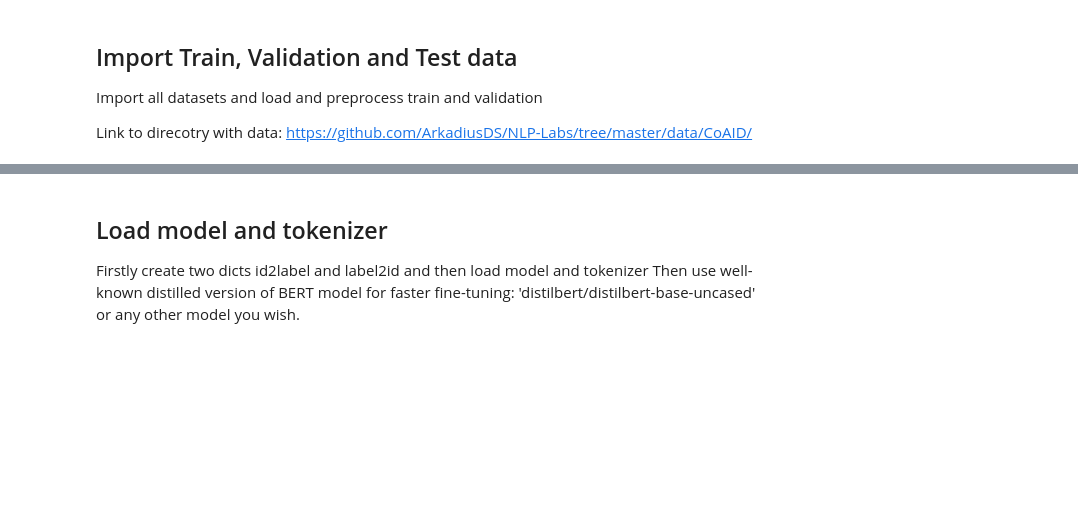
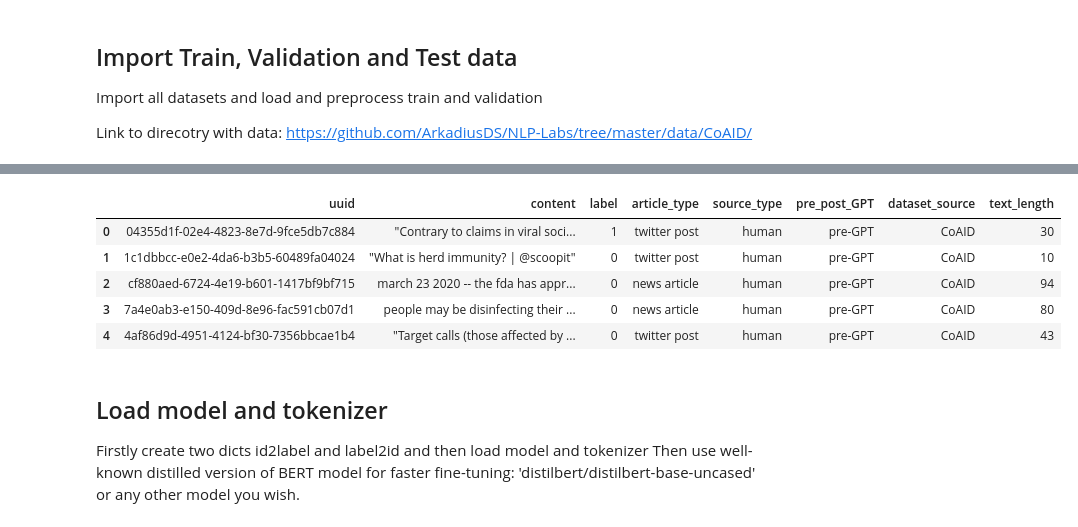
Before and after one commit to Fcera10/Lab04, a Jupyter notebook: assignment.ipynb, the cells around one changed output, grey strips where cells are left out. Drawn from its saved outputs; the diff is of its cells as text; code cells hidden in the pictures; blank space fills up the shorter version.

```diff
--- a/assignment.ipynb
+++ b/assignment.ipynb
@@ -117,3 +148,21 @@ Link to direcotry with data: https://github.com/ArkadiusDS/NLP-Labs/tree/master/
+# %%
+# Load and preprocess the datasets using the custom function 'load_and_process_data'
+# This function will load the CSV data files, process the labels, and return the data in a usable dataframe format.
+
+# Load and process the training data
+train_data = load_and_process_data('train.csv')
+
+# Load and process the validation data
+validation_data = load_and_process_data('validation.csv')
+
+train_data.head()
+# %% [output]
+|  | uuid | content | label | article_type | source_type | pre_post_GPT | dataset_source | text_length |
+| 0 | 04355d1f-02e4-4823-8e7d-9fce5db7c884 | "Contrary to claims in viral soci... | 1 | twitter post | human | pre-GPT | CoAID | 30 |
+| 1 | 1c1dbbcc-e0e2-4da6-b3b5-60489fa04024 | "What is herd immunity? | @scoopit" | 0 | twitter post | human | pre-GPT | CoAID | 10 |
+| 2 | cf880aed-6724-4e19-b601-1417bf9bf715 | march 23 2020 -- the fda has appr... | 0 | news article | human | pre-GPT | CoAID | 94 |
+| 3 | 7a4e0ab3-e150-409d-8e96-fac591cb07d1 | people may be disinfecting their ... | 0 | news article | human | pre-GPT | CoAID | 80 |
+| 4 | 4af86d9d-4951-4124-bf30-7356bbcae1b4 | "Target calls (those affected by ... | 0 | twitter post | human | pre-GPT | CoAID | 43 |
 # %% [markdown]
 ## Load model and tokenizer
 
```
Also changed, not shown: parts of 1 cell of this notebook.
